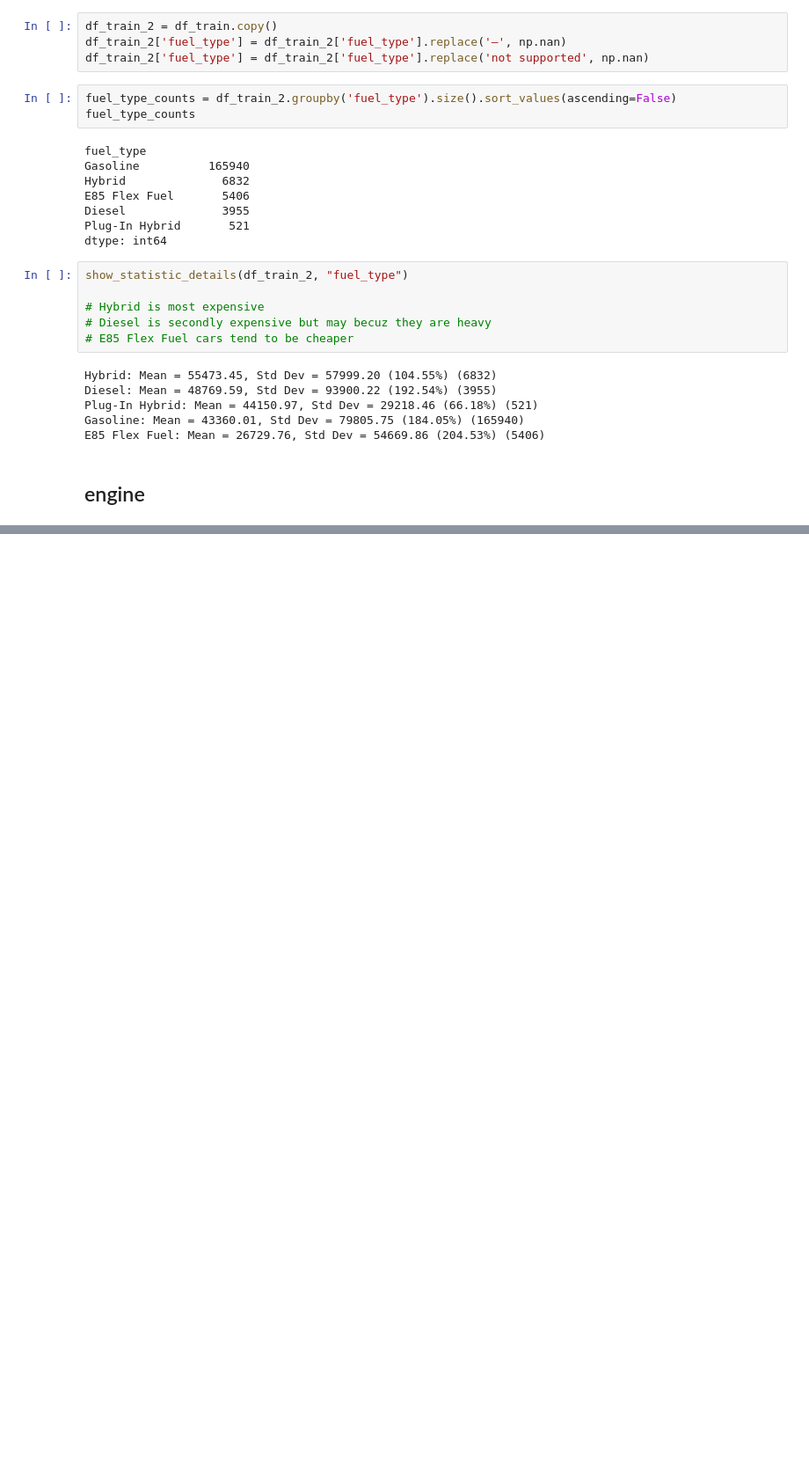
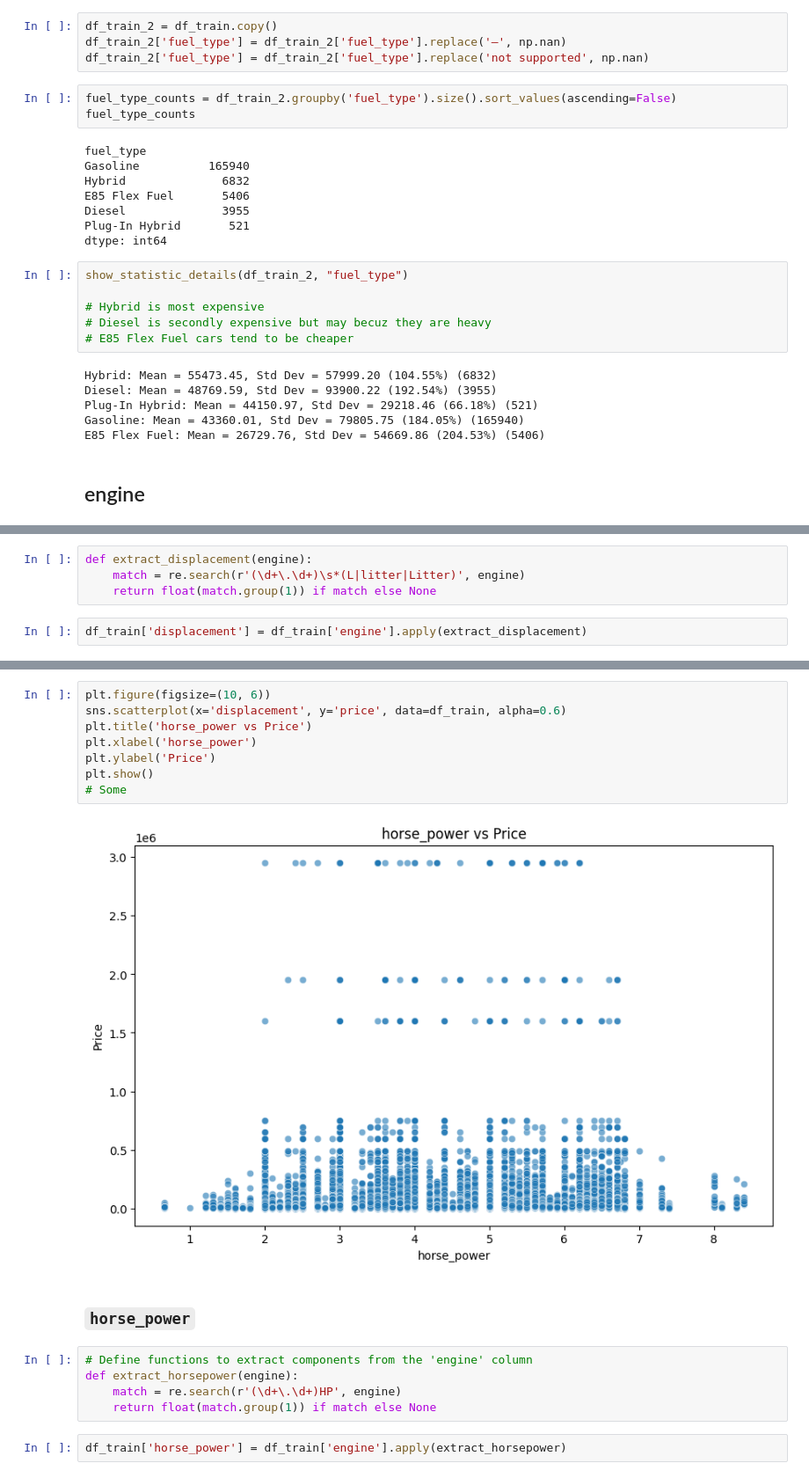
Before and after one commit to phlin0424/kaggle-car-price-pred, a Jupyter notebook: notebooks/eda.ipynb, the cells around one changed output, grey strips where cells are left out. Shown at 88% size. Cells and saved outputs as stored; diff of their text form; blank space fills up the shorter version.

```diff
--- a/notebooks/eda.ipynb
+++ b/notebooks/eda.ipynb
@@ -473,0 +657,6 @@ df_train['engine'].to_list()
+# %%
+def extract_displacement(engine):
+    match = re.search(r'(\d+\.\d+)\s*(L|litter|Litter)', engine)
+    return float(match.group(1)) if match else None
+# %%
+df_train['displacement'] = df_train['engine'].apply(extract_displacement)
@@ -473,0 +678,19 @@ df_train['engine'].to_list()
+# %%
+plt.figure(figsize=(10, 6))
+sns.scatterplot(x='displacement', y='price', data=df_train, alpha=0.6)
+plt.title('horse_power vs Price')
+plt.xlabel('horse_power')
+plt.ylabel('Price')
+plt.show()
+# Some
+# %% [output]
+[figure, added]
+# %% [markdown]
+### `horse_power`
+# %%
+# Define functions to extract components from the 'engine' column
+def extract_horsepower(engine):
+    match = re.search(r'(\d+\.\d+)HP', engine)
+    return float(match.group(1)) if match else None
+# %%
+df_train['horse_power'] = df_train['engine'].apply(extract_horsepower)
```
Also changed, not shown: parts of 27 cells of this notebook.
